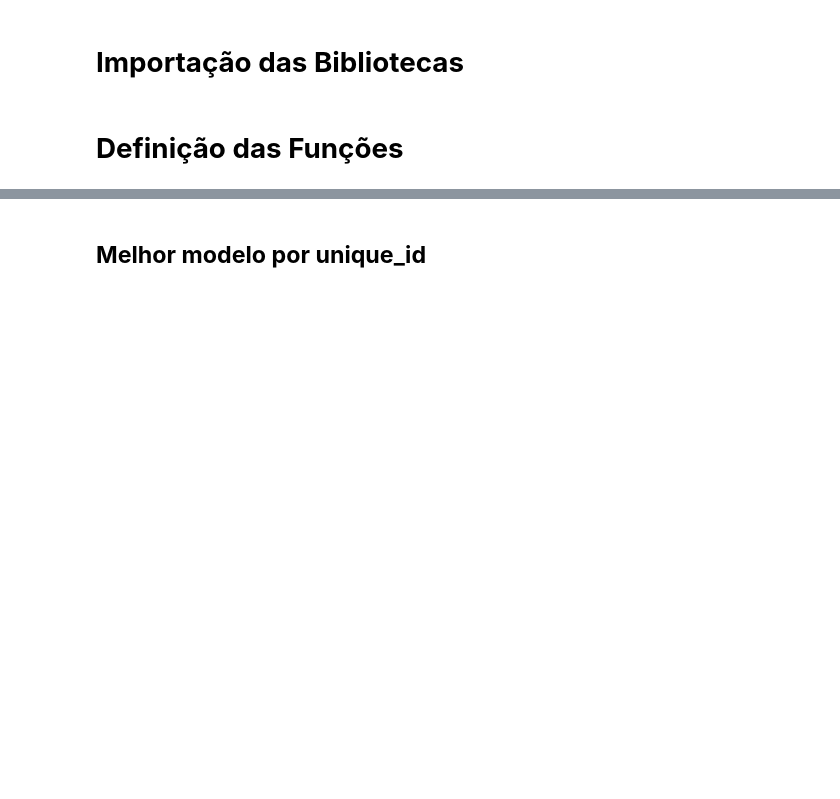
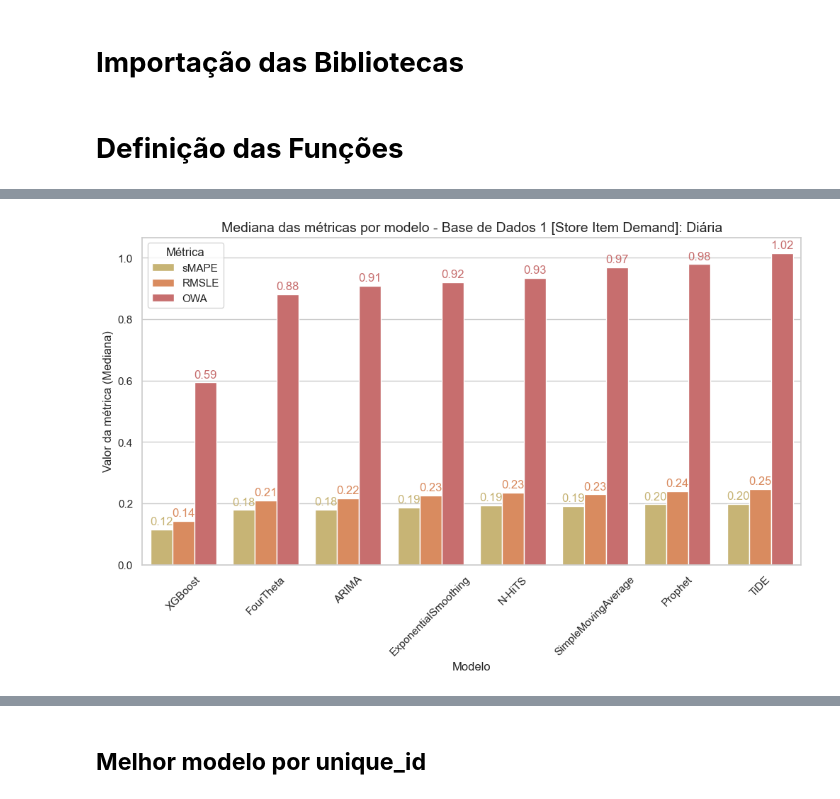
Before and after one commit to lborgatow/demand-forecasting, a Jupyter notebook: notebooks/analysis_of_results.ipynb, the cells around one changed output, grey strips where cells are left out. Drawn from its saved outputs; the diff is of its cells as text; code cells hidden in the pictures; blank space fills up the shorter version.

```diff
--- a/notebooks/analysis_of_results.ipynb
+++ b/notebooks/analysis_of_results.ipynb
@@ -229,0 +504,22 @@ adjusted_barplot(
+# %%
+palette = sns.color_palette(
+    [
+        get_palette_color(palette="muted", color="yellow"),
+        get_palette_color(palette="muted", color="orange"),
+        get_palette_color(palette="muted", color="red"),
+    ]
+)
+
+legend_labels = {
+    "smape_median": "sMAPE",
+    "rmsle_median": "RMSLE",
+    "owa_median": "OWA"
+}
+
+adjusted_barplot(
+    data=globals()["daily_metrics_median"], x="model", y="value", hue="metric_median", palette=palette,
+    xlabel="Modelo", ylabel="Valor da métrica (Mediana)", legend="Métrica", legend_labels=legend_labels,
+    title_size=14, title="Mediana das métricas por modelo - Base de Dados 1 [Store Item Demand]: Diária"
+)
+# %% [output]
+[figure, added]
```
Also changed, not shown: parts of 133 cells of this notebook.
